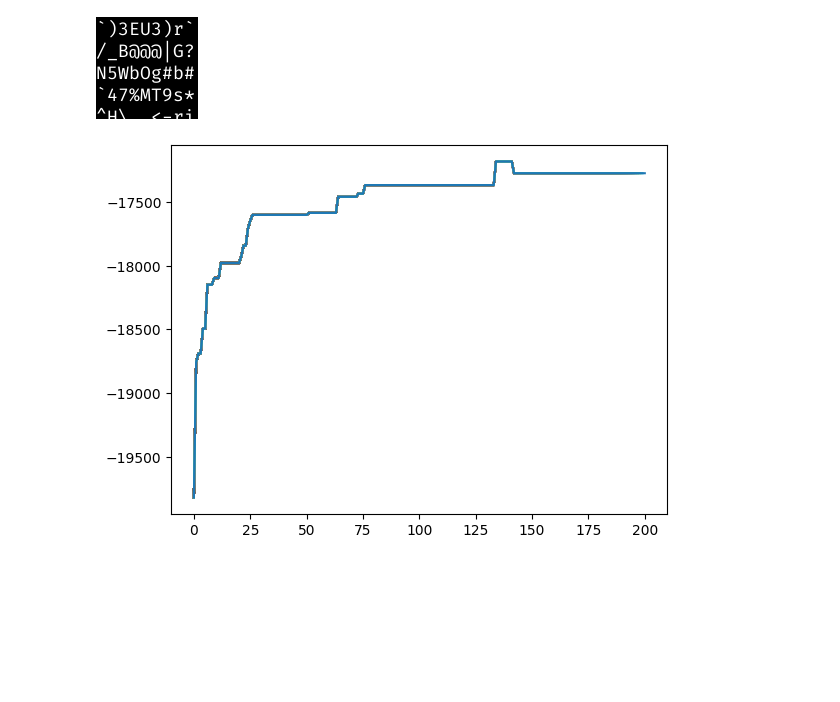
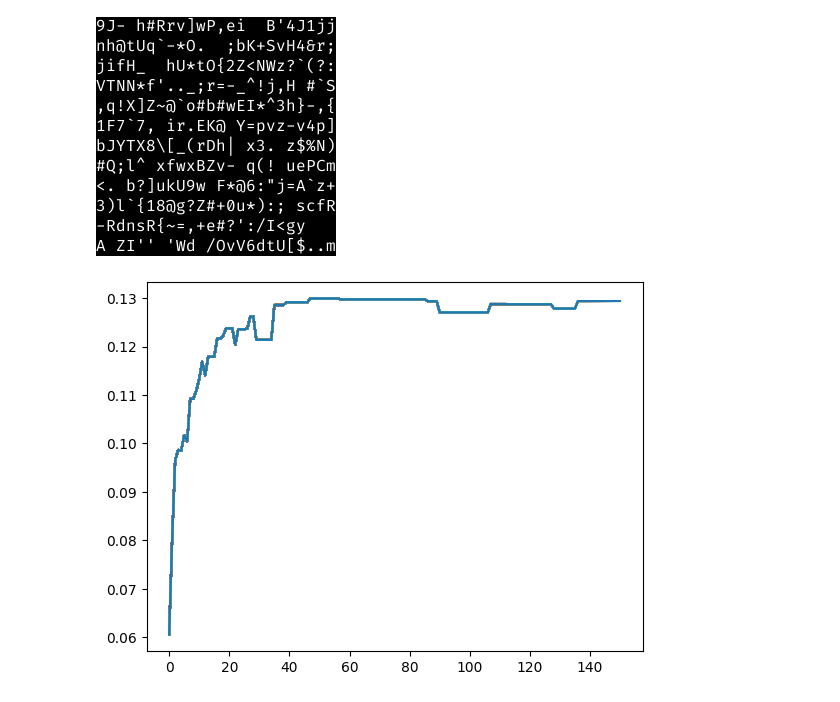
Before and after one commit to wojciechsadlik/python-char-art, a Jupyter notebook: notebooks/line_heuristics.ipynb, the cells around one changed output. Drawn from its saved outputs; the diff is of its cells as text; code cells hidden in the pictures; blank space fills up the shorter version.

Commit message:
metrics refinement for line heuristics

```diff
--- a/notebooks/line_heuristics.ipynb
+++ b/notebooks/line_heuristics.ipynb
@@ -39,8 +46,13 @@ display(prep_img)
 from converters.line_heuristics.greedy import GreedyLineSearch
 
 line_converter = GreedyLineSearch(CHAR_SET, FONT)
-res_arr = ImgConverter(line_converter).img2symbols(prep_img, line_height=line_height)
+res_arr = ImgConverter(line_converter).img2symbols(prep_img,
+                                                   max_lines=MAX_LINES,
+                                                   line_height=line_height,
+                                                   max_cols=MAX_COLS,
+                                                   col_width=col_width)
 print(res_arr)
-print(evaluate_symbol_arr(prep_img, res_arr, FONT, prep_img.size))
-display(render_symbols_img(res_arr, FONT, wh=prep_img.size))
+rendered = render_symbols_img(res_arr, FONT)
+print(img_similarity(orig_img, rendered))
+display(rendered)
 # %% [output]
@@ -50,16 +62,22 @@ display(render_symbols_img(res_arr, FONT, wh=prep_img.size))
 # %%
 from converters.line_heuristics.random_search import RandomLineSearch
 
-line_converter = RandomLineSearch(CHAR_SET, FONT, 1000)
+line_converter = RandomLineSearch(CHAR_SET, FONT, 1500)
 res_history = []
-for res_arr in ImgConverter(line_converter).img2symbols_lazy(prep_img, line_height=line_height, gens_per_step=5):
-    res_history.append(evaluate_symbol_arr(prep_img, res_arr, FONT, prep_img.size))
+for res_arr in ImgConverter(line_converter).img2symbols_lazy(prep_img,
+                                                             max_lines=MAX_LINES,
+                                                             line_height=line_height,
+                                                             max_cols=MAX_COLS,
+                                                             col_width=col_width,
+                                                             gens_per_step=10):
+    rendered = render_symbols_img(res_arr, FONT)
+    res_history.append(img_similarity(orig_img, rendered))
     clear_output()
+    display(rendered)
     plt.plot(res_history)
-    display(render_symbols_img(res_arr, FONT, wh=prep_img.size))
 # %% [output]
-[figure, old version]
+[figure, new version]
-[figure, old version]
+[figure, new version]
 # %%
 from converters.line_heuristics.harmony_search import HarmonyLineSearch
 
```
Also changed, not shown: parts of 5 cells of this notebook, 8 other files.
